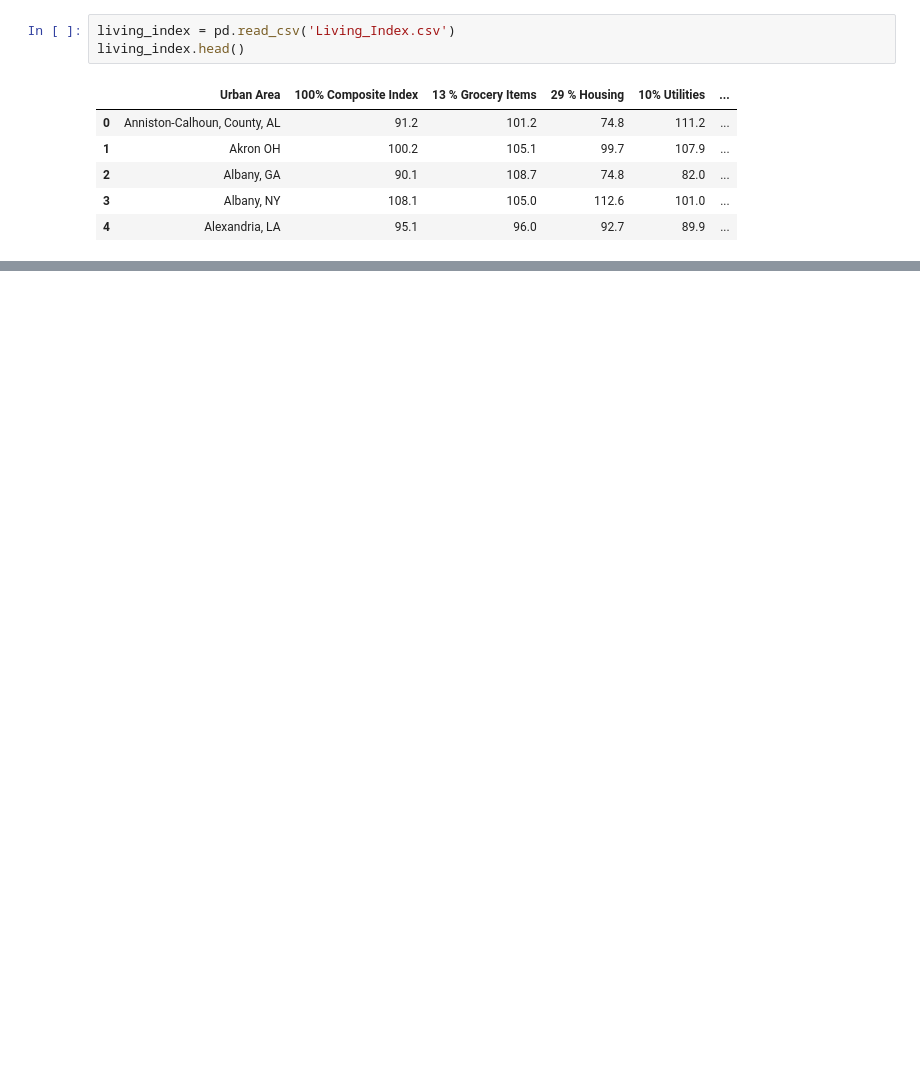
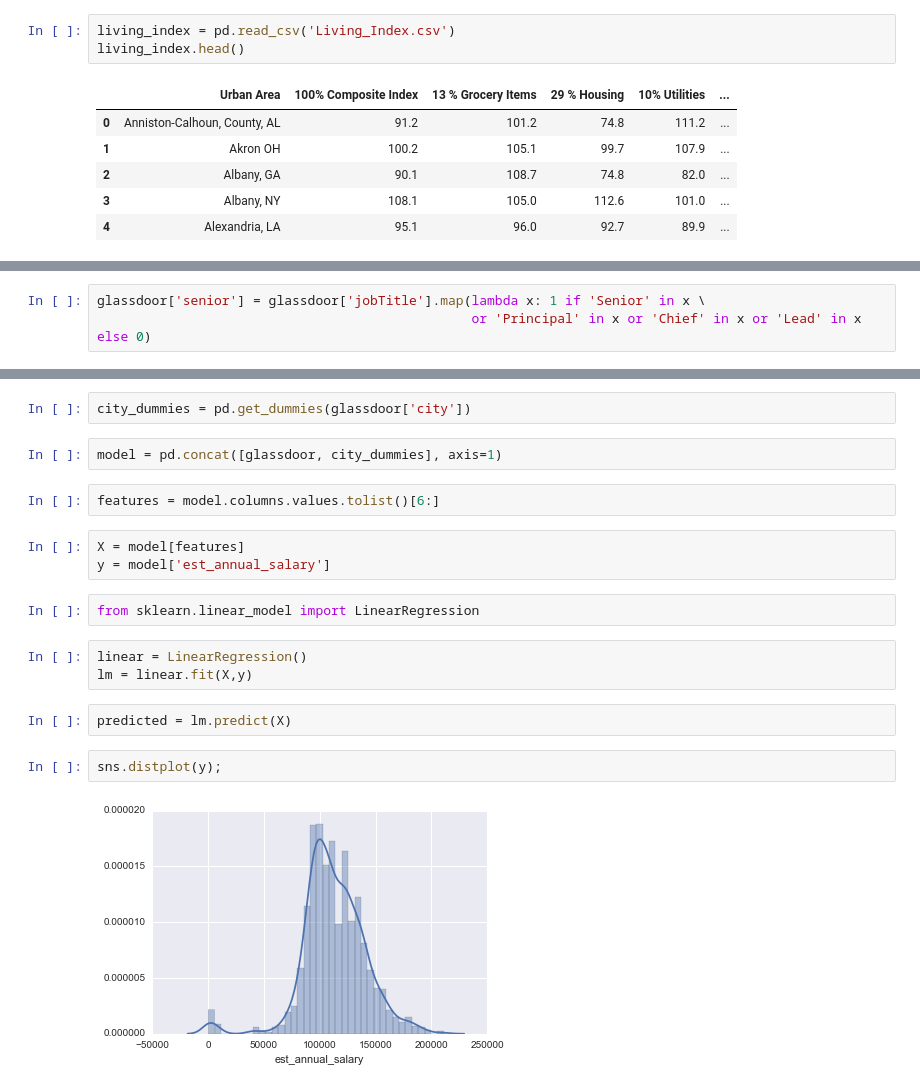
Before and after one commit to spockl/ga-dsi-1, a Jupyter notebook: projects/projects-weekly/project-04/project-4-jocelyn-ong.ipynb, the cells around one changed output, grey strips where cells are left out. Saved outputs shown, nothing was run; the diff lists cells and outputs as text; blank space fills up the shorter version.

```diff
--- a/projects/projects-weekly/project-04/project-4-jocelyn-ong.ipynb
+++ b/projects/projects-weekly/project-04/project-4-jocelyn-ong.ipynb
@@ -660,0 +545,3 @@ feature_imp_2.sort_values(by=0, ascending=False)
+# %%
+glassdoor['senior'] = glassdoor['jobTitle'].map(lambda x: 1 if 'Senior' in x \
+                                                or 'Principal' in x or 'Chief' in x or 'Lead' in x else 0)
@@ -660,0 +586,20 @@ feature_imp_2.sort_values(by=0, ascending=False)
+# %%
+city_dummies = pd.get_dummies(glassdoor['city'])
+# %%
+model = pd.concat([glassdoor, city_dummies], axis=1)
+# %%
+features = model.columns.values.tolist()[6:]
+# %%
+X = model[features]
+y = model['est_annual_salary']
+# %%
+from sklearn.linear_model import LinearRegression
+# %%
+linear = LinearRegression()
+lm = linear.fit(X,y)
+# %%
+predicted = lm.predict(X)
+# %%
+sns.distplot(y);
+# %% [output]
+[figure, added]
```
Also changed, not shown: parts of 102 cells of this notebook, 3 other files.
